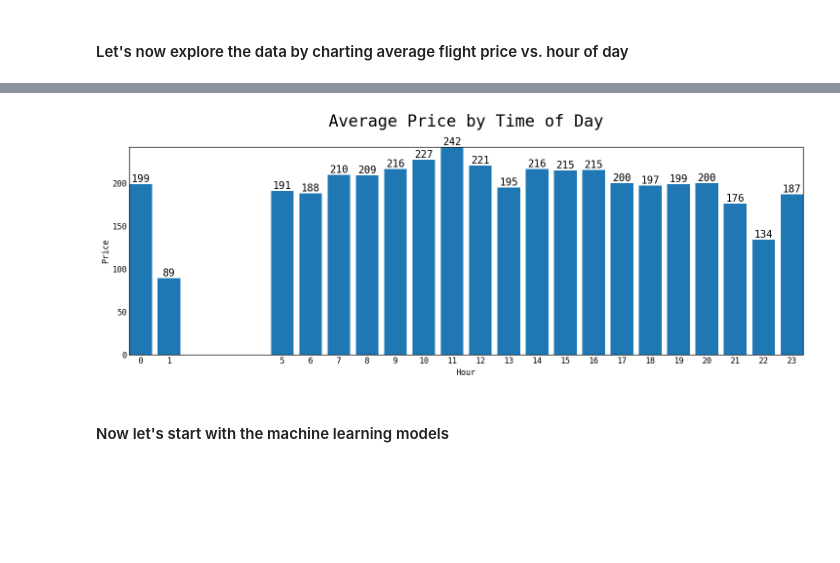
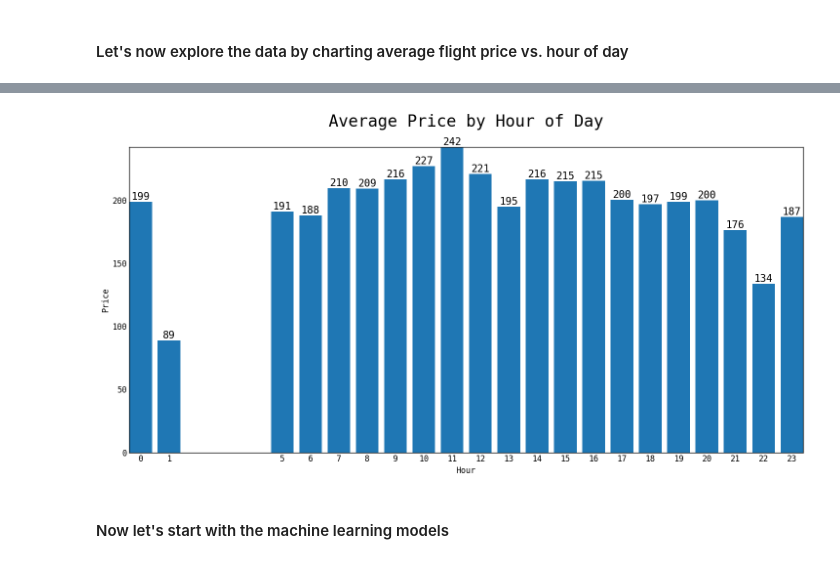
Before and after one commit to jeremyabeard5/MSDS696, a Jupyter notebook: FlightPrice.ipynb, the cells around one changed output, grey strips where cells are left out. Saved outputs shown, nothing was run; the diff lists cells and outputs as text; code cells hidden in the pictures; blank space fills up the shorter version.

```diff
--- a/FlightPrice.ipynb
+++ b/FlightPrice.ipynb
@@ -841,19 +935,19 @@ mean_hr.head(24)
 | 19 | 22 | 133.705786 | 532.937107 | 2.018868 | 3.207547 | 2.798742 | 8.150943 | 234.251572 | ... |
 | 20 | 23 | 186.809756 | 284.046904 | 1.457786 | 2.941839 | 2.825516 | 5.983114 | 167.810507 | ... |
 # %%
-fig4, ax4 = plt.subplots(figsize=(15,6))
+fig4, ax4 = plt.subplots(figsize=(15,8))
 plt.rc('font', size=20)
 mean_hr_tmp = mean_hr.drop(columns=['duration', 'numConex', 'deptDayOfWeek', 'arrvDayOfWeek', 'deptMonth', 'deptDayOfYear'])
 #months = ['January', 'February', 'March', 'April', 'May', 'June', 'July', 'August', 'September', 'October', 'November', 'December']
 bars = ax4.bar(mean_hr_tmp['deptHour'], mean_hr_tmp['price'])
-ax4.set(xlabel='Hour', ylabel='Price', title='Average Price by Time of Day')
+ax4.set(xlabel='Hour', ylabel='Price', title='Average Price by Hour of Day')
 ax4.set_xticks(mean_hr_tmp['deptHour'])
 #ax4.set_yticklabels(months)
 ax4.bar_label(bars, fmt='{:,.0f}', fontsize=15)
 plt.tight_layout()
 plt.show()
 # %% [output]
-[figure, old version]
+[figure, new version]
 # %% [markdown]
 #### Now let's start with the machine learning models
 # %% [markdown]
```
Also changed, not shown: parts of 55 cells of this notebook.
